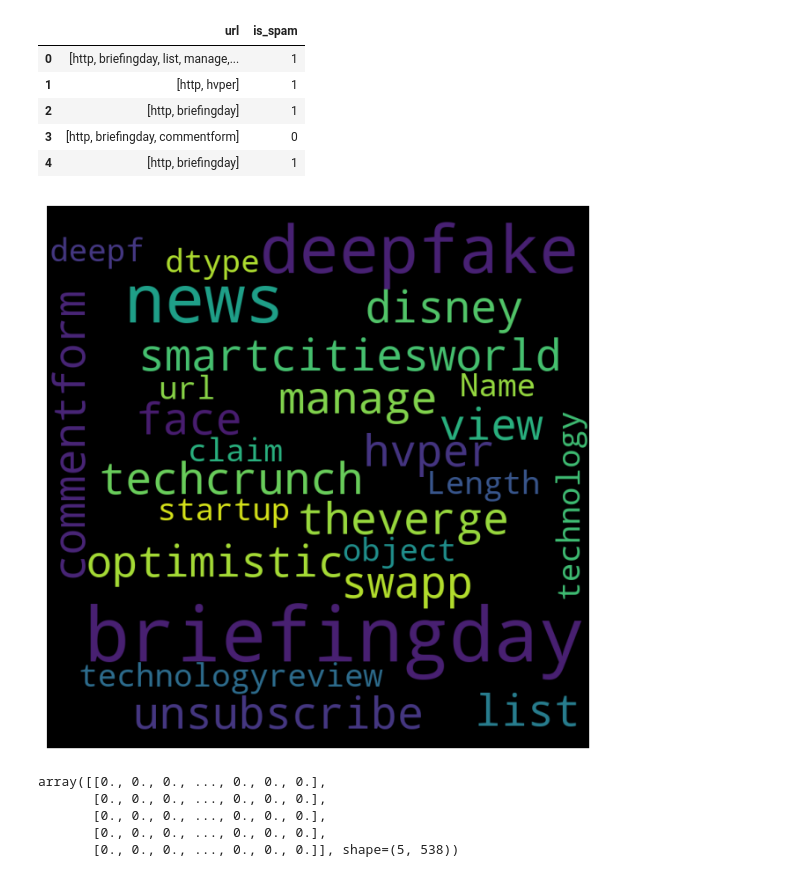
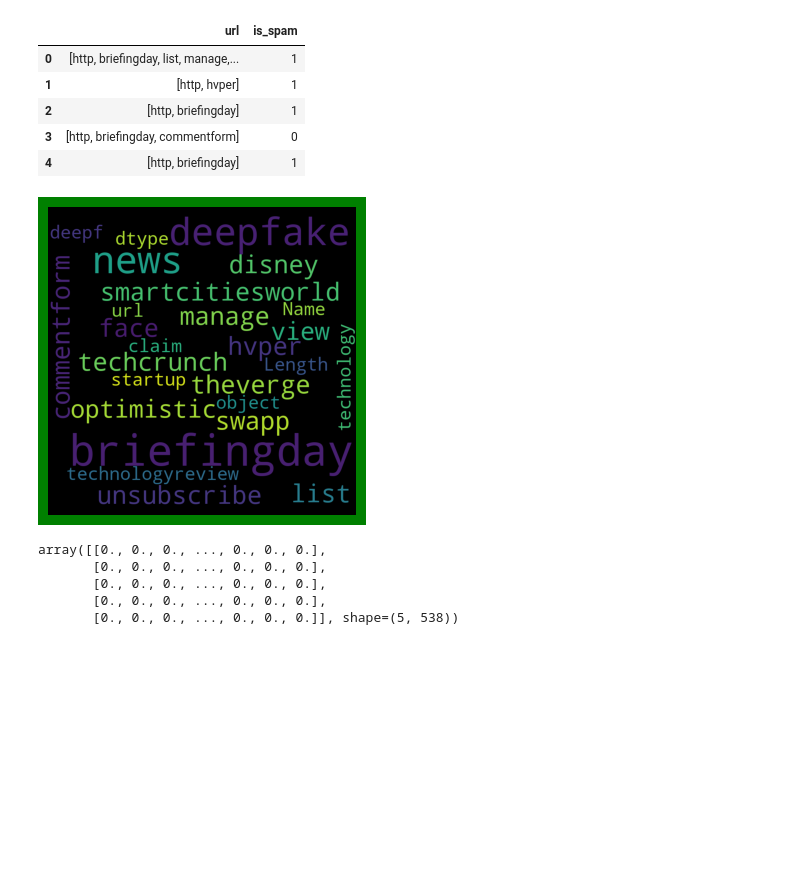
Before and after one commit to 4GeeksAcademy/24-PILAR_Proyecto-de-NLP, a Jupyter notebook: src/explore.ipynb, the cells around one changed output. Cells and saved outputs as stored; diff of their text form; code cells hidden in the pictures; blank space fills up the shorter version.

```diff
--- a/src/explore.ipynb
+++ b/src/explore.ipynb
@@ -101,16 +101,15 @@ total_data.head()
 # %%
 import matplotlib.pyplot as plt
 from wordcloud import WordCloud
 
 wordcloud = WordCloud(width = 800, height = 800, background_color = "black", max_words = 1000, min_font_size = 20, random_state = 42)\
     .generate(str(total_data["url"]))
-
-fig = plt.figure(figsize = (8, 8), facecolor = None)
+fig = plt.figure(figsize = (4, 4), facecolor = "green")
 plt.imshow(wordcloud)
 plt.axis("off")
 plt.show()
 # %% [output]
-[figure, old version]
+[figure, new version]
 # %%
 from sklearn.feature_extraction.text import TfidfVectorizer
 tokens_list = total_data["url"]
```
Also changed, not shown: parts of 3 cells of this notebook, 1 other file.
